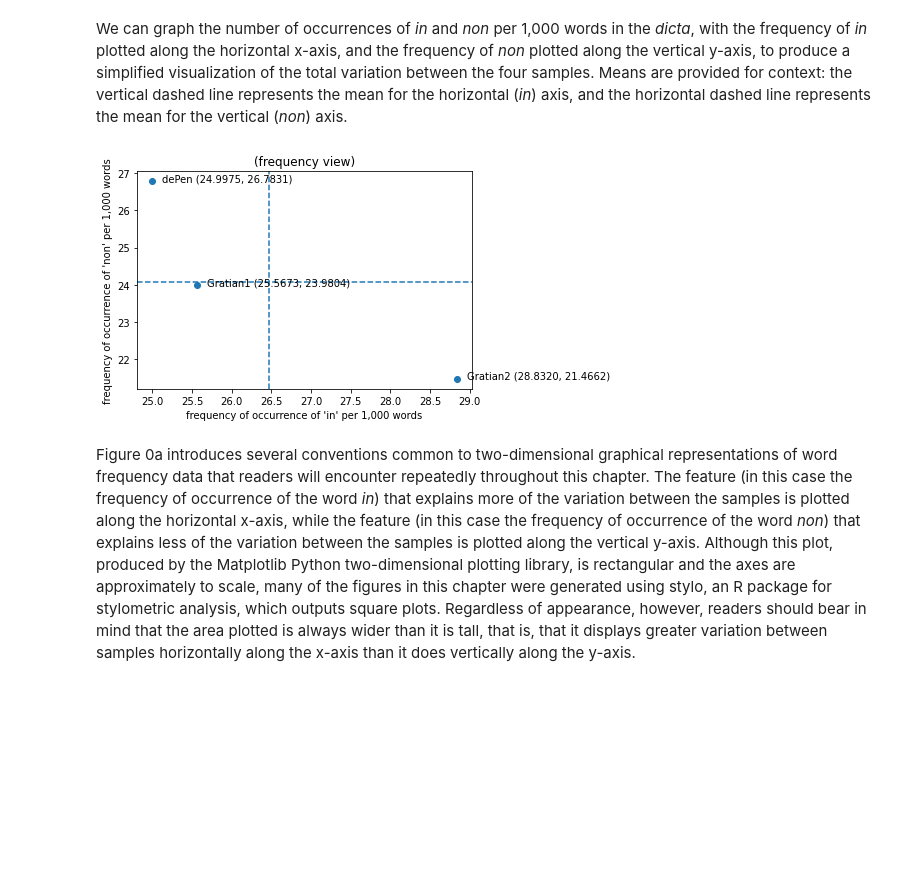
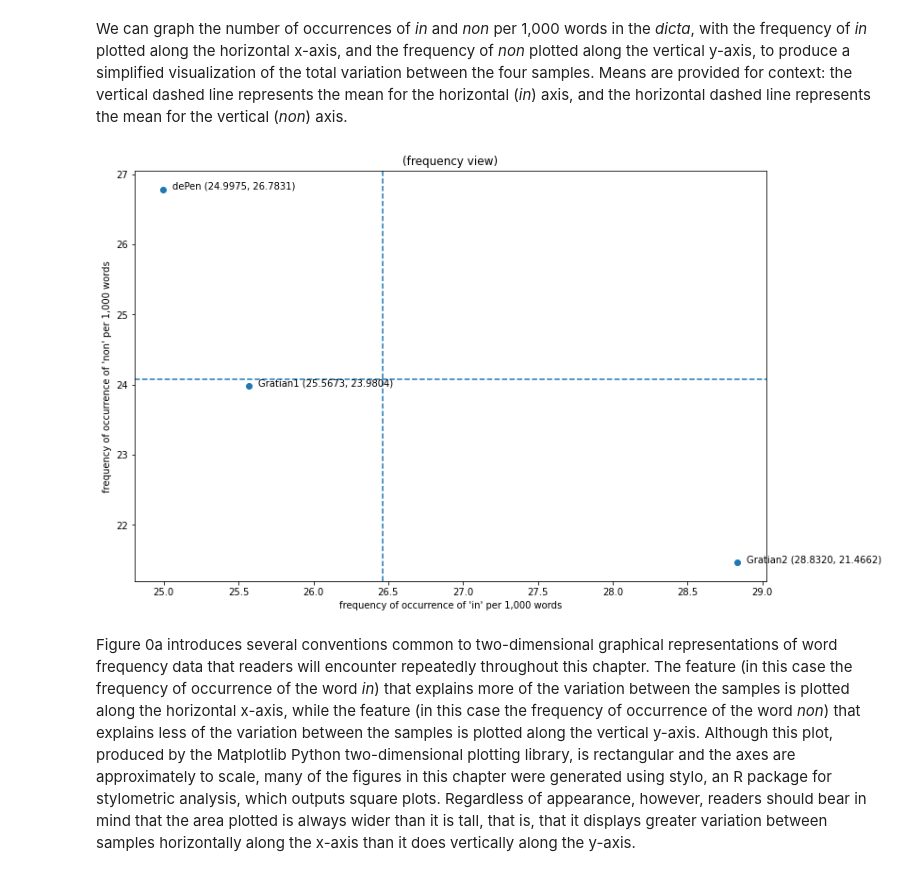
Before and after one commit to decretist/Delta, a Jupyter notebook: notebook/Chapter4.ipynb, the cells around one changed output. Saved outputs shown, nothing was run; the diff lists cells and outputs as text; code cells hidden in the pictures; blank space fills up the shorter version.

Commit message:
Update figures

```diff
--- a/notebook/Chapter4.ipynb
+++ b/notebook/Chapter4.ipynb
@@ -129,26 +129,27 @@ We can graph the number of occurrences of *in* and *non* per 1,000 words in the
 # %%
 import matplotlib.pyplot as pp
 
 x_values = frequencies[samples].values[0].tolist()
 y_values = frequencies[samples].values[1].tolist()
+pp.figure(figsize=(12,8)) # Jupyter
 pp.scatter(x_values, y_values)
 pp.axhline(means['mean'].tolist()[1], linestyle='dashed')
 pp.axvline(means['mean'].tolist()[0], linestyle='dashed')
 pp.xlabel(f'frequency of occurrence of \'{frequencies.index.values[0]}\' per 1,000 words')
 pp.ylabel(f'frequency of occurrence of \'{frequencies.index.values[1]}\' per 1,000 words')
 labels = list(frequencies[samples].columns)
 for i in range(len(labels)):
     pp.annotate(
         f'{labels[i]} ({x_values[i]:.4f}, {y_values[i]:.4f})',
         (x_values[i], y_values[i]),
         textcoords="offset points",
         xytext=(10,0),
         ha='left'
     )
 pp.title('(frequency view)')
 pp.show()
 # %% [output]
-[figure, old version]
+[figure, new version]
 # %% [markdown]
 Figure 0a introduces several conventions common to two-dimensional graphical representations of word frequency data that readers will encounter repeatedly throughout this chapter. The feature (in this case the frequency of occurrence of the word *in*) that explains more of the variation between the samples is plotted along the horizontal x-axis, while the feature (in this case the frequency of occurrence of the word *non*) that explains less of the variation between the samples is plotted along the vertical y-axis. Although this plot, produced by the Matplotlib Python two-dimensional plotting library, is rectangular and the axes are approximately to scale, many of the figures in this chapter were generated using stylo, an R package for stylometric analysis, which outputs square plots. Regardless of appearance, however, readers should bear in mind that the area plotted is always wider than it is tall, that is, that it displays greater variation between samples horizontally along the x-axis than it does vertically along the y-axis.
 # %% [markdown]
```
Also changed, not shown: parts of 1 cell of this notebook.
